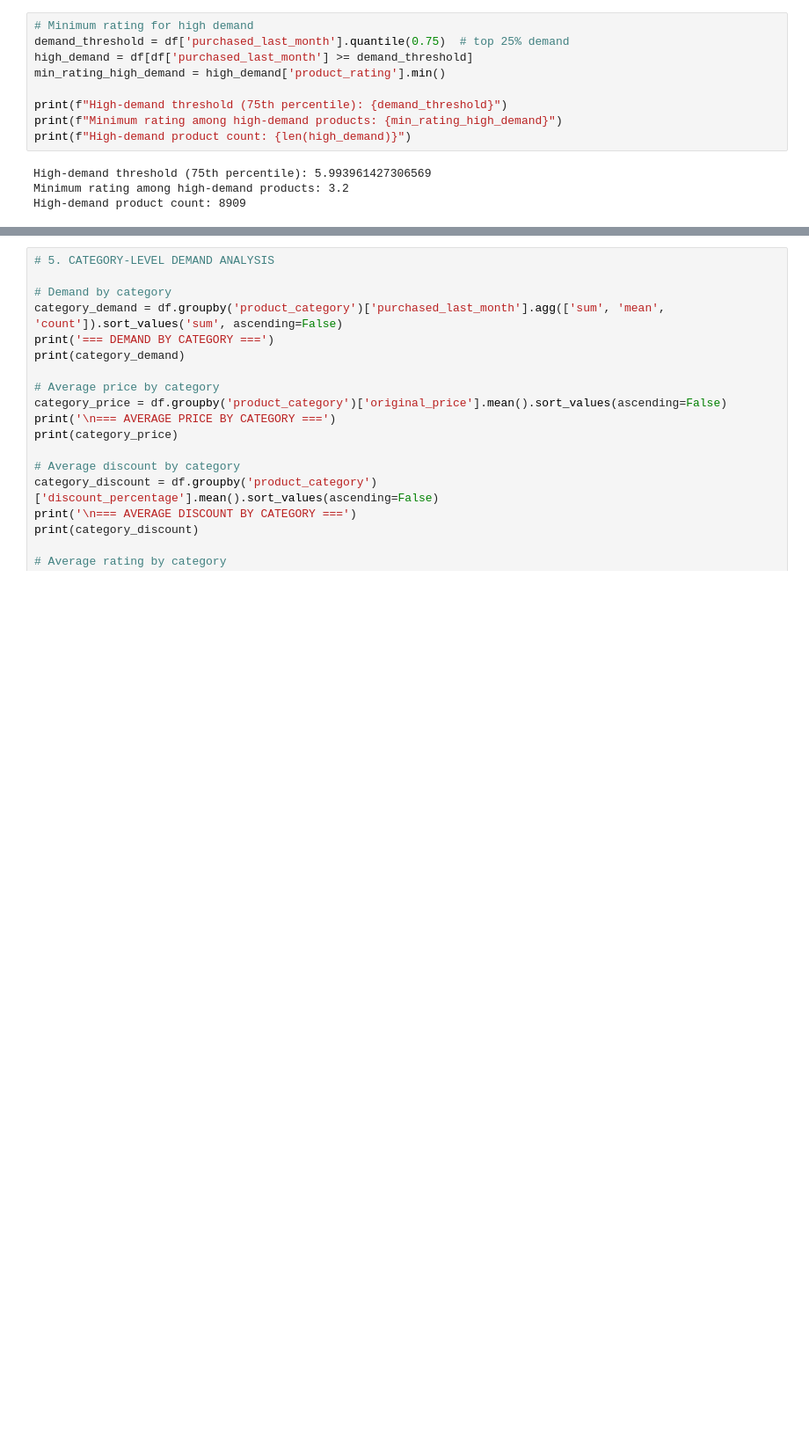
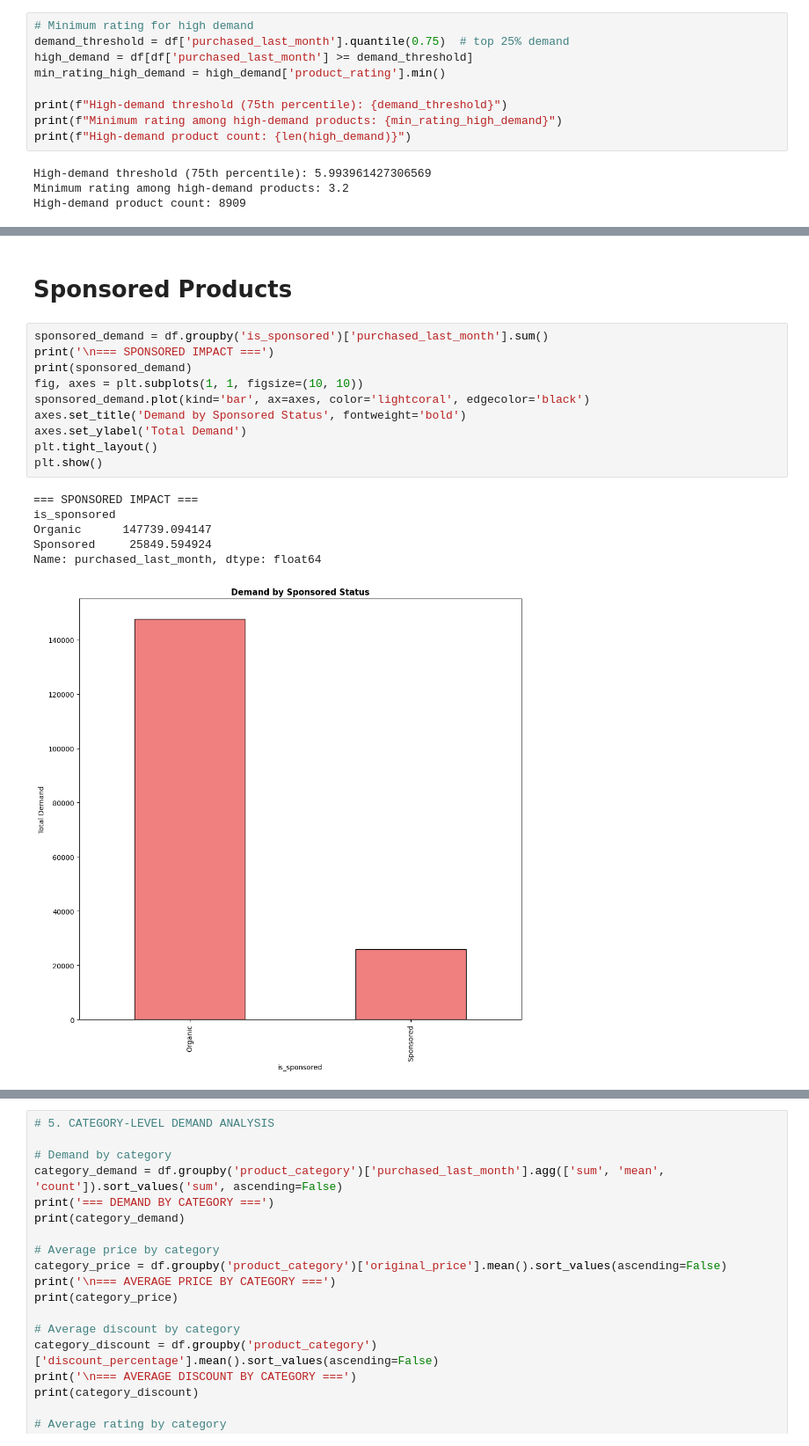
Before and after one commit to UnrealizedEnd77/Product_Demand_Analysis, a Jupyter notebook: Product_Demand_Analysis.ipynb, the cells around one changed output, grey strips where cells are left out. Shown at 88% size. Saved outputs shown, nothing was run; the diff lists cells and outputs as text; blank space fills up the shorter version.

```diff
--- a/Product_Demand_Analysis.ipynb
+++ b/Product_Demand_Analysis.ipynb
@@ -974,0 +904,19 @@ Name: purchased_last_month, dtype: float64
+# %% [markdown]
+# Sponsored Products
+# %%
+sponsored_demand = df.groupby('is_sponsored')['purchased_last_month'].sum()
+print('\n=== SPONSORED IMPACT ===')
+print(sponsored_demand)
+fig, axes = plt.subplots(1, 1, figsize=(10, 10))
+sponsored_demand.plot(kind='bar', ax=axes, color='lightcoral', edgecolor='black')
+axes.set_title('Demand by Sponsored Status', fontweight='bold')
+axes.set_ylabel('Total Demand')
+plt.tight_layout()
+plt.show()
+# %% [output]
+=== SPONSORED IMPACT ===
+is_sponsored
+Organic      147739.094147
+Sponsored     25849.594924
+Name: purchased_last_month, dtype: float64
+[figure, added]
```
Also changed, not shown: parts of 27 cells of this notebook.
